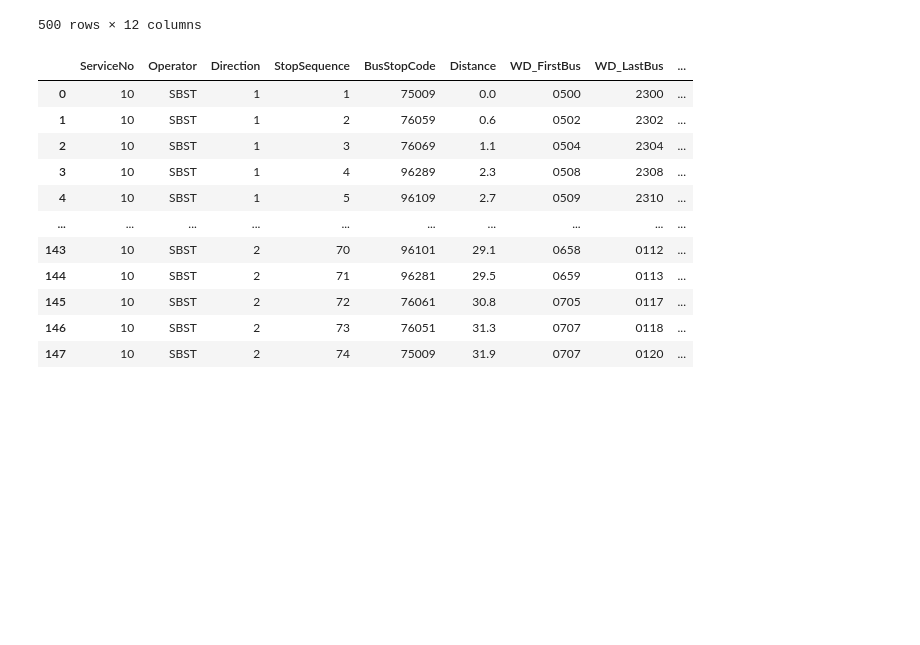
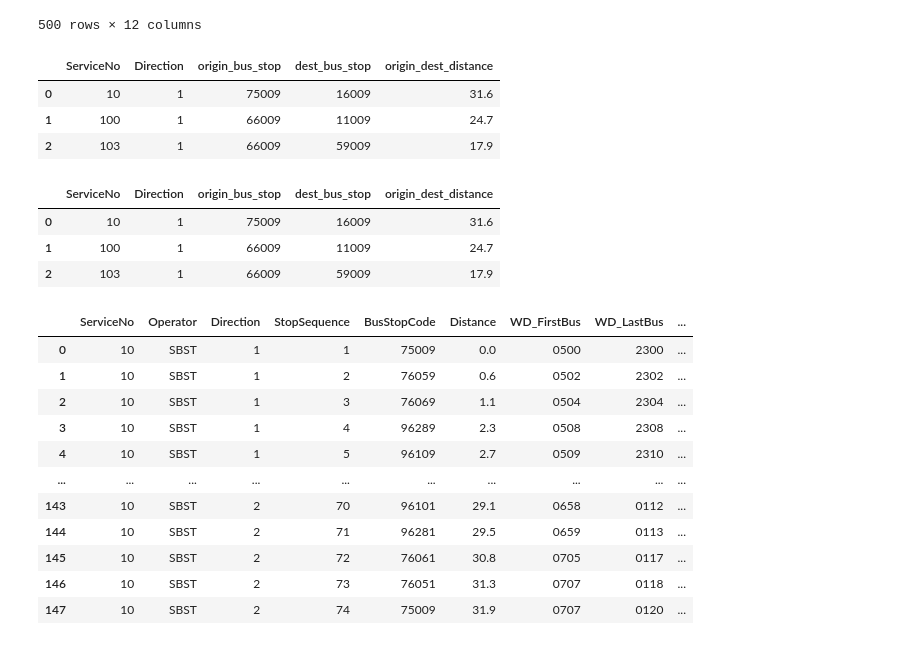
Before and after one commit to KangJingA/CSE6242-project, a Jupyter notebook: data_proc_scratchbook.ipynb, the cells around one changed output. Cells and saved outputs as stored; diff of their text form; code cells hidden in the pictures; blank space fills up the shorter version.

Commit message:
Add preprocess_df_bus_route

```diff
--- a/data_proc_scratchbook.ipynb
+++ b/data_proc_scratchbook.ipynb
@@ -44,6 +45,57 @@ df_bus_route
 | 498 | 105 | SBST | 1 | 15 | 40249 | 8.2 | 0612 | 0025 | ... |
 | 499 | 105 | SBST | 1 | 16 | 40239 | 8.5 | 0613 | 0026 | ... |
 500 rows × 12 columns
+# %%
+# preprocess_df_bus_route: function to preprocess df_bus_route
+# Input
+df = df_bus_route
+
+# Get ServiceNo with two directions
+service_no_with_two_directions = df.groupby('ServiceNo')['Direction'].max()
+service_no_with_two_directions = service_no_with_two_directions[service_no_with_two_directions == 2].index
+
+# Filter the original DataFrame to include only ServiceNo with two directions
+df = df[df['ServiceNo'].isin(service_no_with_two_directions)]
+
+# Filter to include only Direction == 1 for each unique ServiceNo
+df = df[df['Direction'] == 1]
+
+# Get the bus stop code when StopSequence is 1 for each bus
+origin_bus_stop = df[df['StopSequence'] == 1].groupby('ServiceNo').agg(
+    origin_bus_stop=('BusStopCode', 'first')
+)
+# Get the bus stop code when StopSequence is the max for each bus
+destination_bus_stop = df.groupby('ServiceNo').agg(
+    dest_bus_stop=('BusStopCode', 'last'),
+    origin_dest_distance=('Distance', 'last')
+)
+
+# Merge origin_bus_stop into destination_bus_stop DataFrame
+df_bus_route_processed = destination_bus_stop.merge(origin_bus_stop, left_index=True, right_index=True, how='left')
+
+# Add Direction column
+df_bus_route_processed['Direction'] = 1
+
+# Reset index to make ServiceNo a column instead of index
+df_bus_route_processed.reset_index(inplace=True)
+
+# Reorder columns
+df_bus_route_processed = df_bus_route_processed[['ServiceNo', 'Direction', 'origin_bus_stop', 'dest_bus_stop', 'origin_dest_distance']]
+
+df_bus_route_processed
+# %% [output]
+|  | ServiceNo | Direction | origin_bus_stop | dest_bus_stop | origin_dest_distance |
+| 0 | 10 | 1 | 75009 | 16009 | 31.6 |
+| 1 | 100 | 1 | 66009 | 11009 | 24.7 |
+| 2 | 103 | 1 | 66009 | 59009 | 17.9 |
+# %%
+# Test preprocess_df_bus_route
+preprocess_df_bus_route(df_bus_route)
+# %% [output]
+|  | ServiceNo | Direction | origin_bus_stop | dest_bus_stop | origin_dest_distance |
+| 0 | 10 | 1 | 75009 | 16009 | 31.6 |
+| 1 | 100 | 1 | 66009 | 11009 | 24.7 |
+| 2 | 103 | 1 | 66009 | 59009 | 17.9 |
 # %%
 # Each 'ServiceNo' -> min-max 'StopSequence' -> min-max 'Distance'
 df_bus_route[df_bus_route['ServiceNo'] == '10']
```
Also changed, not shown: parts of 1 cell of this notebook, 1 other file.
